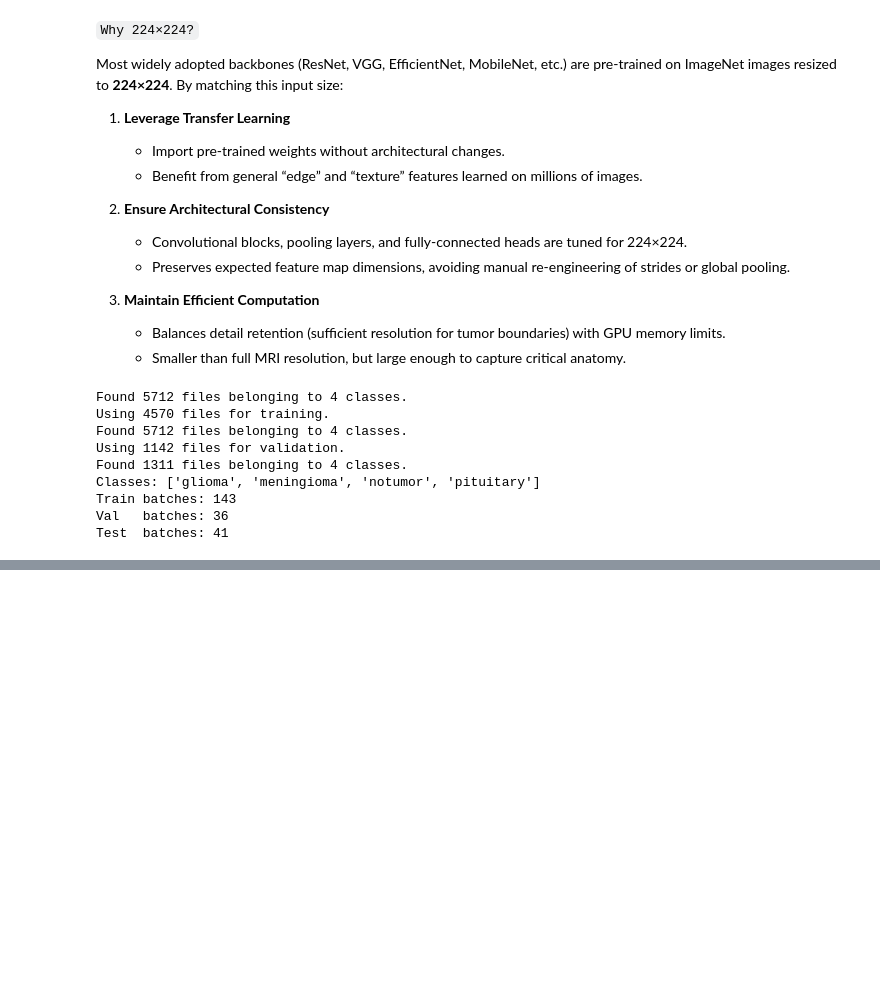
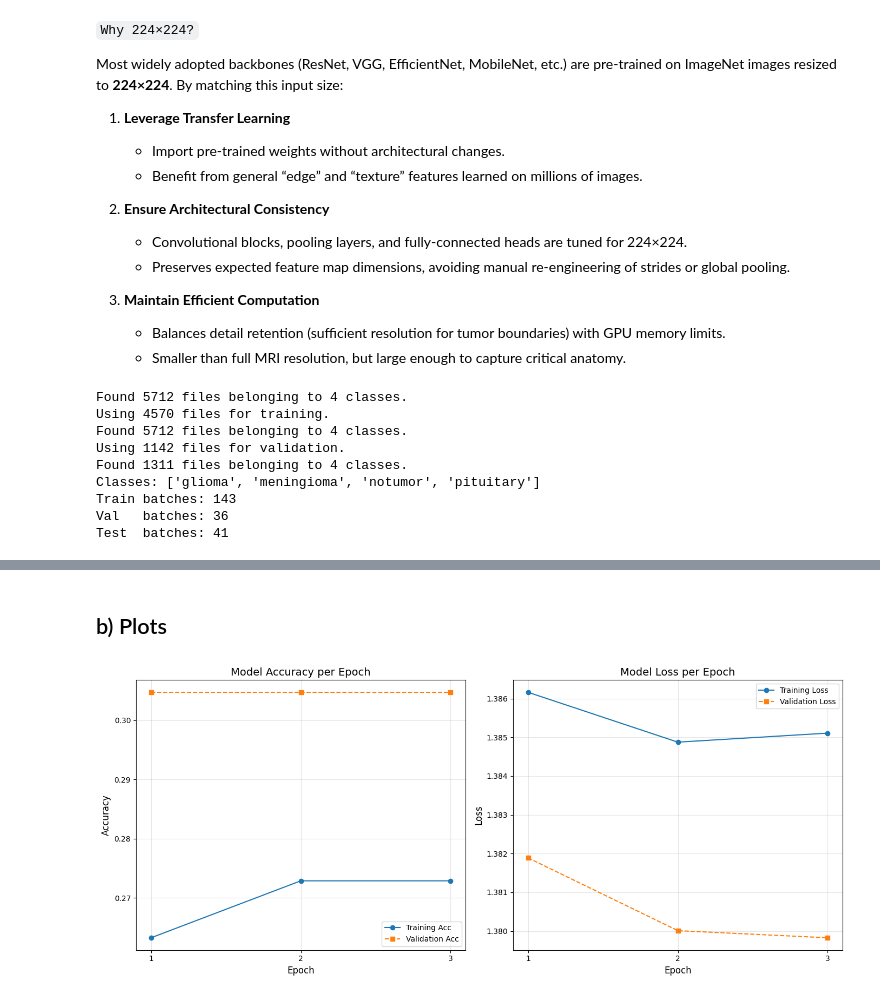
Before and after one commit to asm-bse/dl_applications, a Jupyter notebook: SIMON.ipynb, the cells around one changed output, grey strips where cells are left out. Saved outputs shown, nothing was run; the diff lists cells and outputs as text; code cells hidden in the pictures; blank space fills up the shorter version.

```diff
--- a/SIMON.ipynb
+++ b/SIMON.ipynb
@@ -256,0 +347,39 @@ Samples from train_ds:
+# %% [markdown]
+## b) Plots
+# %%
+# Extract metrics
+acc      = history.history['accuracy']
+val_acc  = history.history['val_accuracy']
+loss     = history.history['loss']
+val_loss = history.history['val_loss']
+epochs   = range(1, len(acc) + 1)
+
+# Plot size
+plt.figure(figsize=(14, 6))
+
+# Accuracy subplot
+plt.subplot(1, 2, 1)
+plt.plot(epochs, acc,     marker='o', linestyle='-', label='Training Acc')
+plt.plot(epochs, val_acc, marker='s', linestyle='--', label='Validation Acc')
+plt.title('Model Accuracy per Epoch', fontsize=14)
+plt.xlabel('Epoch', fontsize=12)
+plt.ylabel('Accuracy', fontsize=12)
+plt.xticks(epochs)
+plt.legend(loc='lower right')
+plt.grid(alpha=0.3)
+
+# Loss subplot
+plt.subplot(1, 2, 2)
+plt.plot(epochs, loss,     marker='o', linestyle='-', label='Training Loss')
+plt.plot(epochs, val_loss, marker='s', linestyle='--', label='Validation Loss')
+plt.title('Model Loss per Epoch', fontsize=14)
+plt.xlabel('Epoch', fontsize=12)
+plt.ylabel('Loss', fontsize=12)
+plt.xticks(epochs)
+plt.legend(loc='upper right')
+plt.grid(alpha=0.3)
+
+plt.tight_layout()
+plt.show()
+# %% [output]
+[figure, added]
```
Also changed, not shown: parts of 10 cells of this notebook, 1 other file.
